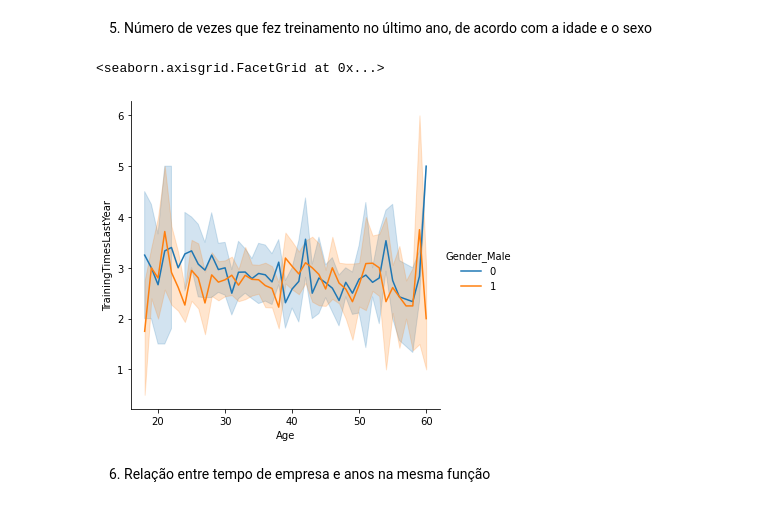
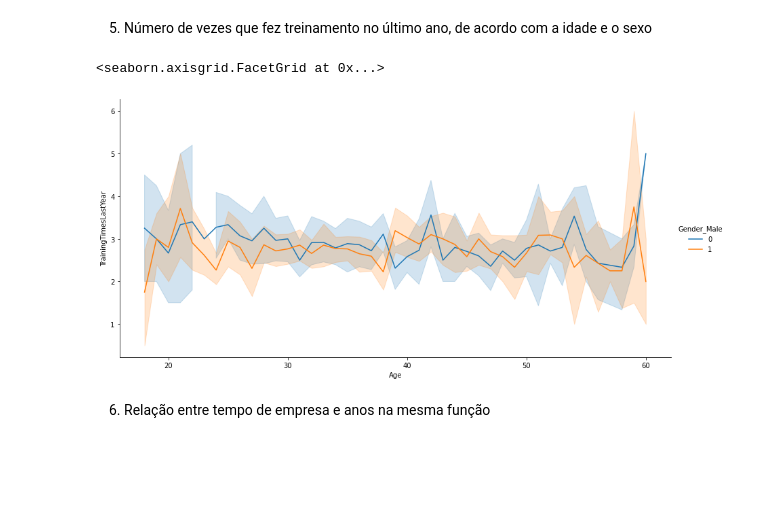
Before and after one commit to marlevek/analise-rh, a Jupyter notebook: analise.ipynb, the cells around one changed output. Cells and saved outputs as stored; diff of their text form; code cells hidden in the pictures; blank space fills up the shorter version.

```diff
--- a/analise.ipynb
+++ b/analise.ipynb
@@ -125,10 +125,16 @@ sns.countplot(data=dados_transf, x='OverTime_Yes', hue='Department', palette='br
 # %% [markdown]
 5. Número de vezes que fez treinamento no último ano, de acordo com a idade e o sexo
 # %%
-sns.relplot(data=dados_transf, x='Age', y='TrainingTimesLastYear', kind='line', hue='Gender_Male')
+sns.relplot(data=dados_transf,
+            x='Age',
+            y='TrainingTimesLastYear',
+            kind='line',
+            hue='Gender_Male',
+            height=6,
+            aspect=2)
 # %% [output]
 <seaborn.axisgrid.FacetGrid at 0x...>
-[figure, old version]
+[figure, new version]
 # %% [markdown]
 6. Relação entre tempo de empresa e anos na mesma função
 # %%
```
Also changed, not shown: parts of 2 cells of this notebook.
